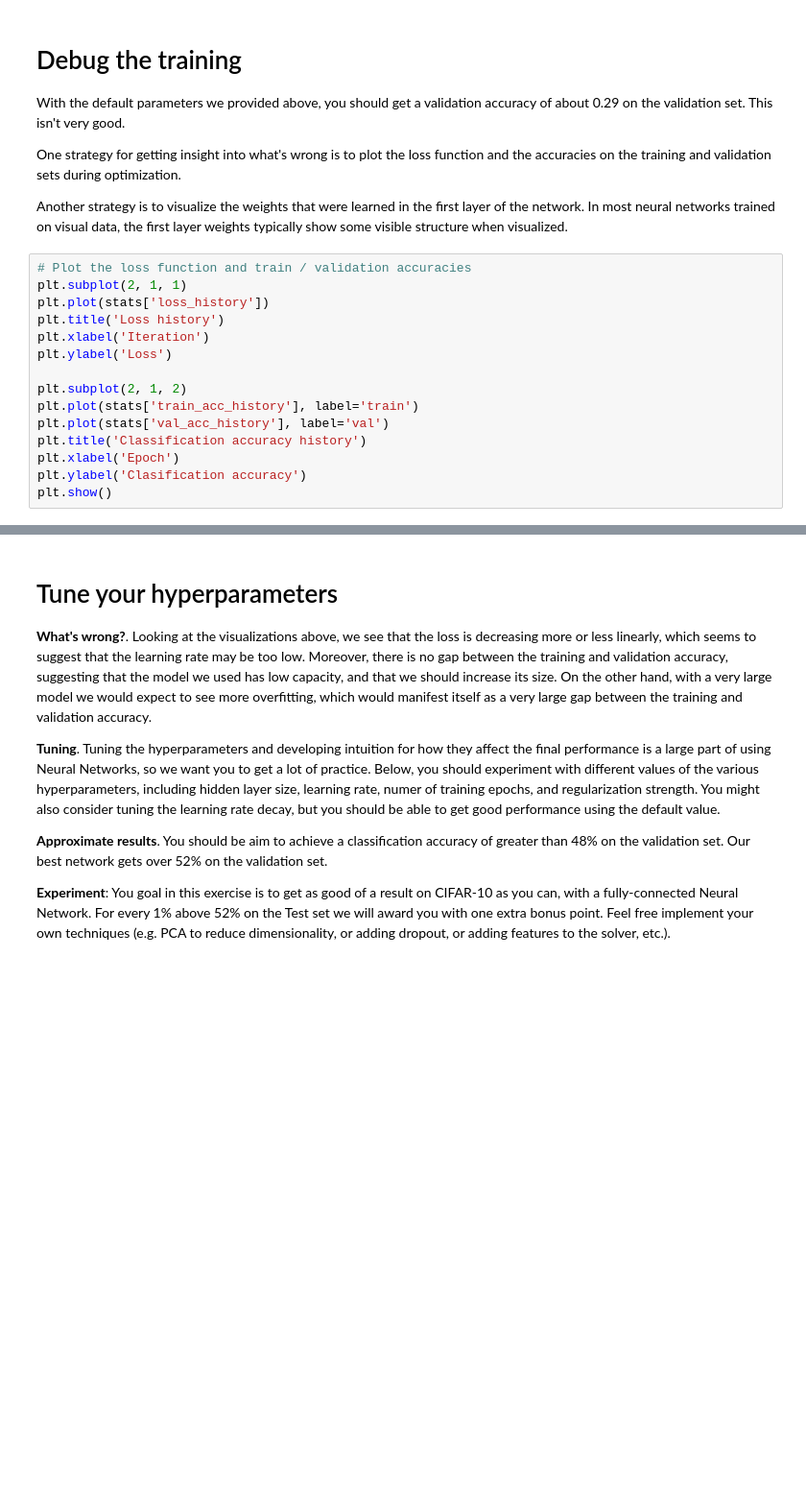
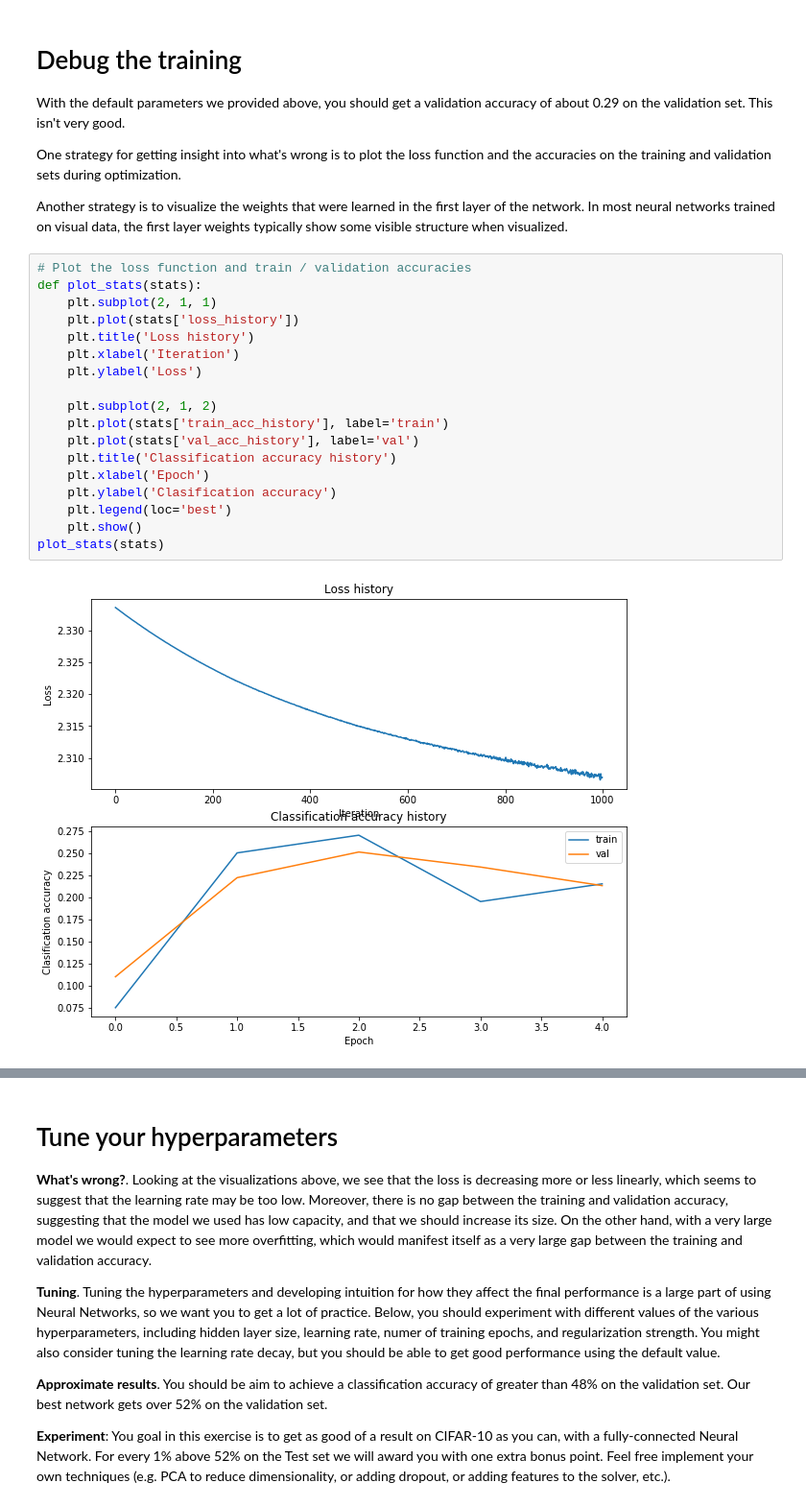
Before and after one commit to prabhavag/cs231n, a Jupyter notebook: assignment1/two_layer_net.ipynb, the cells around one changed output, grey strips where cells are left out. Shown at 96% size. Cells and saved outputs as stored; diff of their text form; blank space fills up the shorter version.

```diff
--- a/assignment1/two_layer_net.ipynb
+++ b/assignment1/two_layer_net.ipynb
@@ -239,19 +239,24 @@ One strategy for getting insight into what's wrong is to plot the loss function
 Another strategy is to visualize the weights that were learned in the first layer of the network. In most neural networks trained on visual data, the first layer weights typically show some visible structure when visualized.
 # %%
 # Plot the loss function and train / validation accuracies
-plt.subplot(2, 1, 1)
-plt.plot(stats['loss_history'])
-plt.title('Loss history')
-plt.xlabel('Iteration')
-plt.ylabel('Loss')
+def plot_stats(stats):
+    plt.subplot(2, 1, 1)
+    plt.plot(stats['loss_history'])
+    plt.title('Loss history')
+    plt.xlabel('Iteration')
+    plt.ylabel('Loss')
 
-plt.subplot(2, 1, 2)
-plt.plot(stats['train_acc_history'], label='train')
-plt.plot(stats['val_acc_history'], label='val')
-plt.title('Classification accuracy history')
-plt.xlabel('Epoch')
-plt.ylabel('Clasification accuracy')
-plt.show()
+    plt.subplot(2, 1, 2)
+    plt.plot(stats['train_acc_history'], label='train')
+    plt.plot(stats['val_acc_history'], label='val')
+    plt.title('Classification accuracy history')
+    plt.xlabel('Epoch')
+    plt.ylabel('Clasification accuracy')
+    plt.legend(loc='best')
+    plt.show()
+plot_stats(stats)
+# %% [output]
+[figure, added]
 # %%
 from cs231n.vis_utils import visualize_grid
 
```
Also changed, not shown: parts of 4 cells of this notebook, 1 other file.
